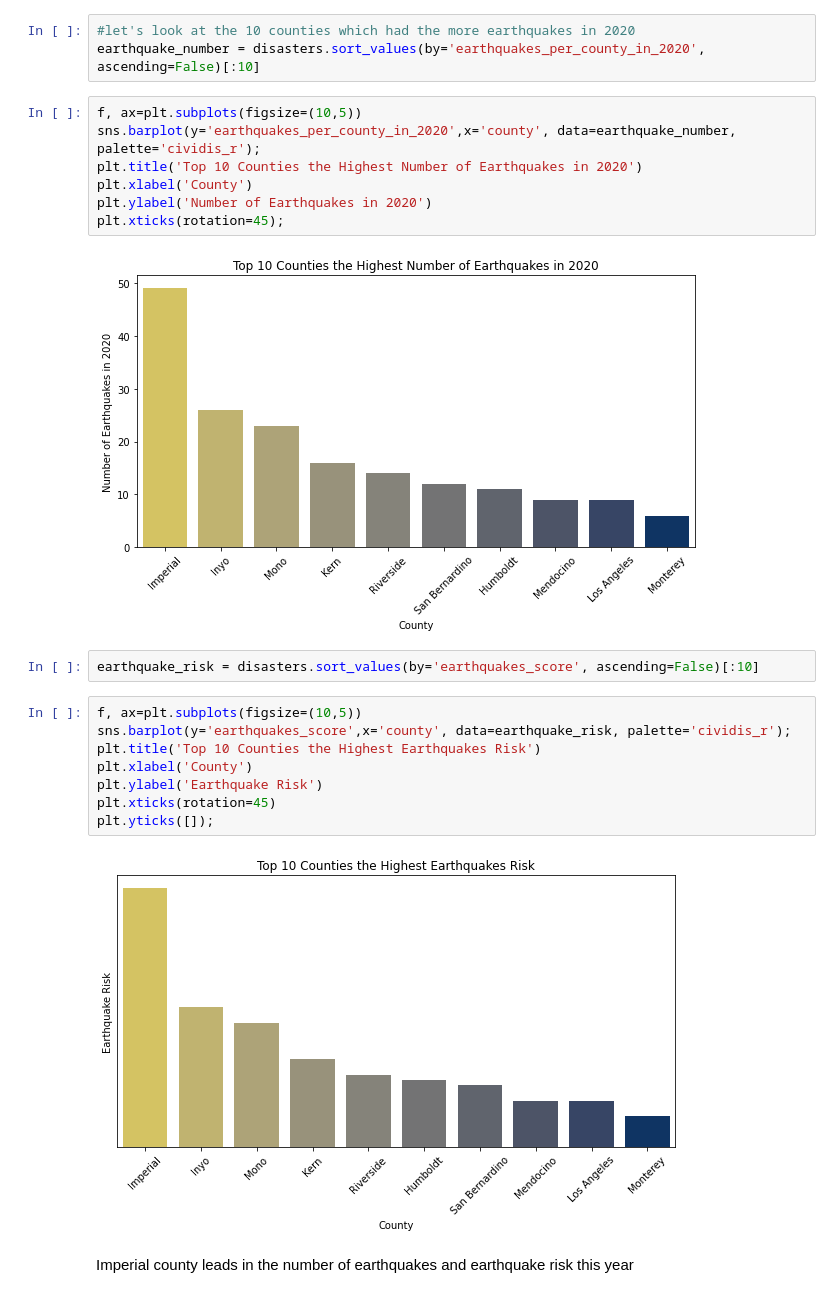
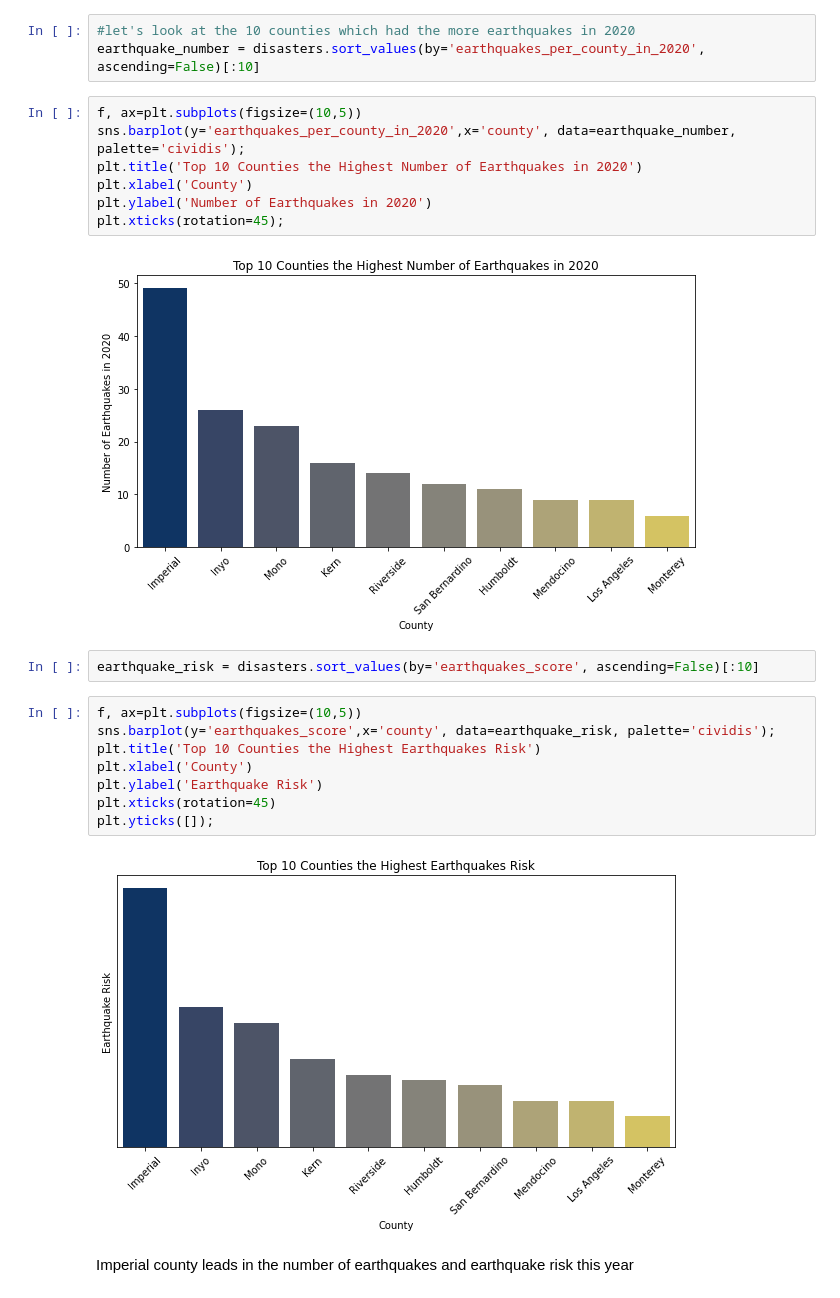
Before and after one commit to iforani/project-five, a Jupyter notebook: code/more_eda_emiko.ipynb, the cells around one changed output. Drawn from its saved outputs; the diff is of its cells as text.

```diff
--- a/code/more_eda_emiko.ipynb
+++ b/code/more_eda_emiko.ipynb
@@ -82,24 +91,24 @@ Most counties have had zero earthquakes this year.
 earthquake_number = disasters.sort_values(by='earthquakes_per_county_in_2020', ascending=False)[:10]
 # %%
 f, ax=plt.subplots(figsize=(10,5))
-sns.barplot(y='earthquakes_per_county_in_2020',x='county', data=earthquake_number, palette='cividis_r');
+sns.barplot(y='earthquakes_per_county_in_2020',x='county', data=earthquake_number, palette='cividis');
 plt.title('Top 10 Counties the Highest Number of Earthquakes in 2020')
 plt.xlabel('County')
 plt.ylabel('Number of Earthquakes in 2020')
 plt.xticks(rotation=45);
 # %% [output]
-[figure, old version]
+[figure, new version]
 # %%
 earthquake_risk = disasters.sort_values(by='earthquakes_score', ascending=False)[:10]
 # %%
 f, ax=plt.subplots(figsize=(10,5))
-sns.barplot(y='earthquakes_score',x='county', data=earthquake_risk, palette='cividis_r');
+sns.barplot(y='earthquakes_score',x='county', data=earthquake_risk, palette='cividis');
 plt.title('Top 10 Counties the Highest Earthquakes Risk')
 plt.xlabel('County')
 plt.ylabel('Earthquake Risk')
 plt.xticks(rotation=45)
 plt.yticks([]);
 # %% [output]
-[figure, old version]
+[figure, new version]
 # %% [markdown]
 Imperial county leads in the number of earthquakes and earthquake risk this year
```
Also changed, not shown: parts of 8 cells of this notebook, 6 other files.
